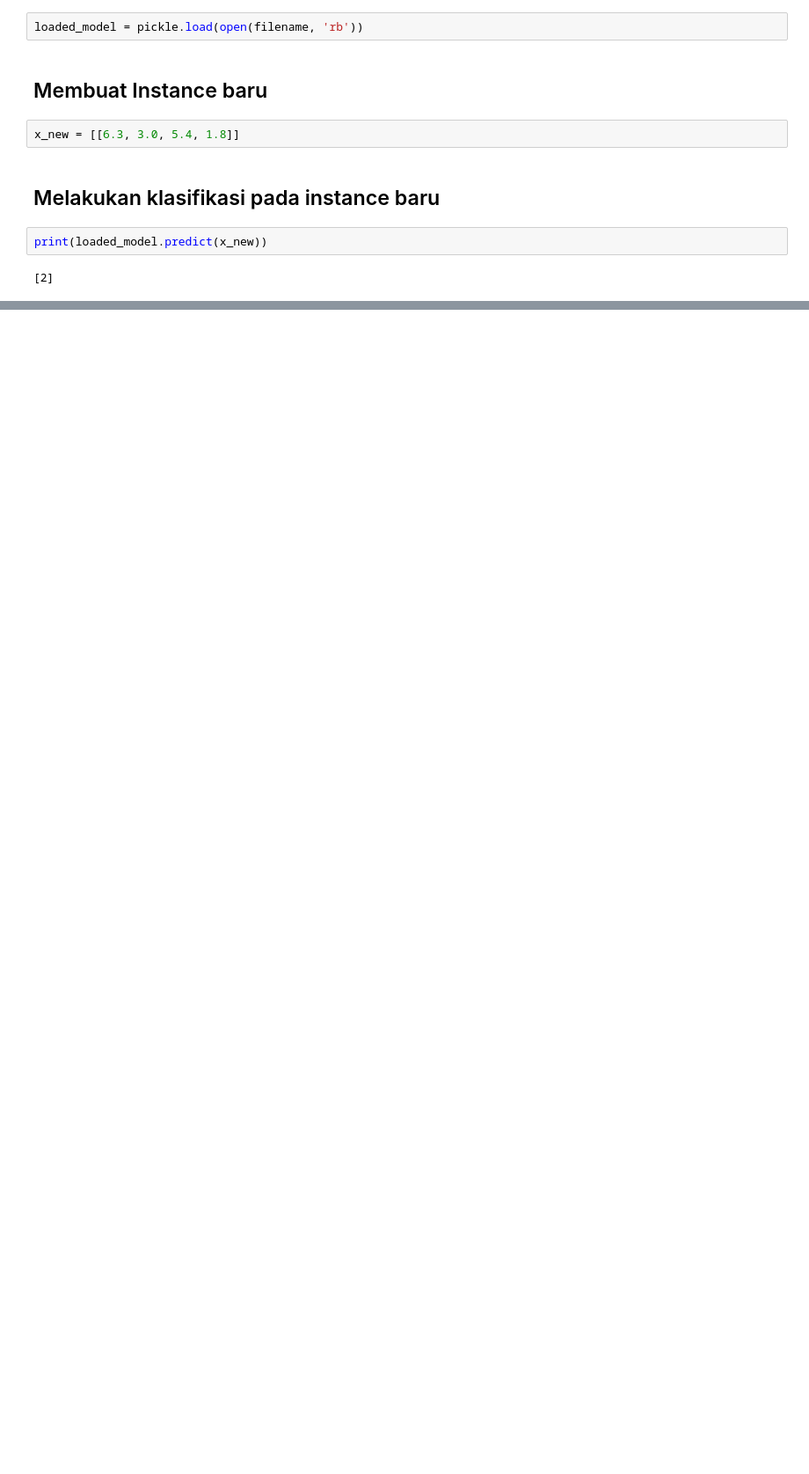
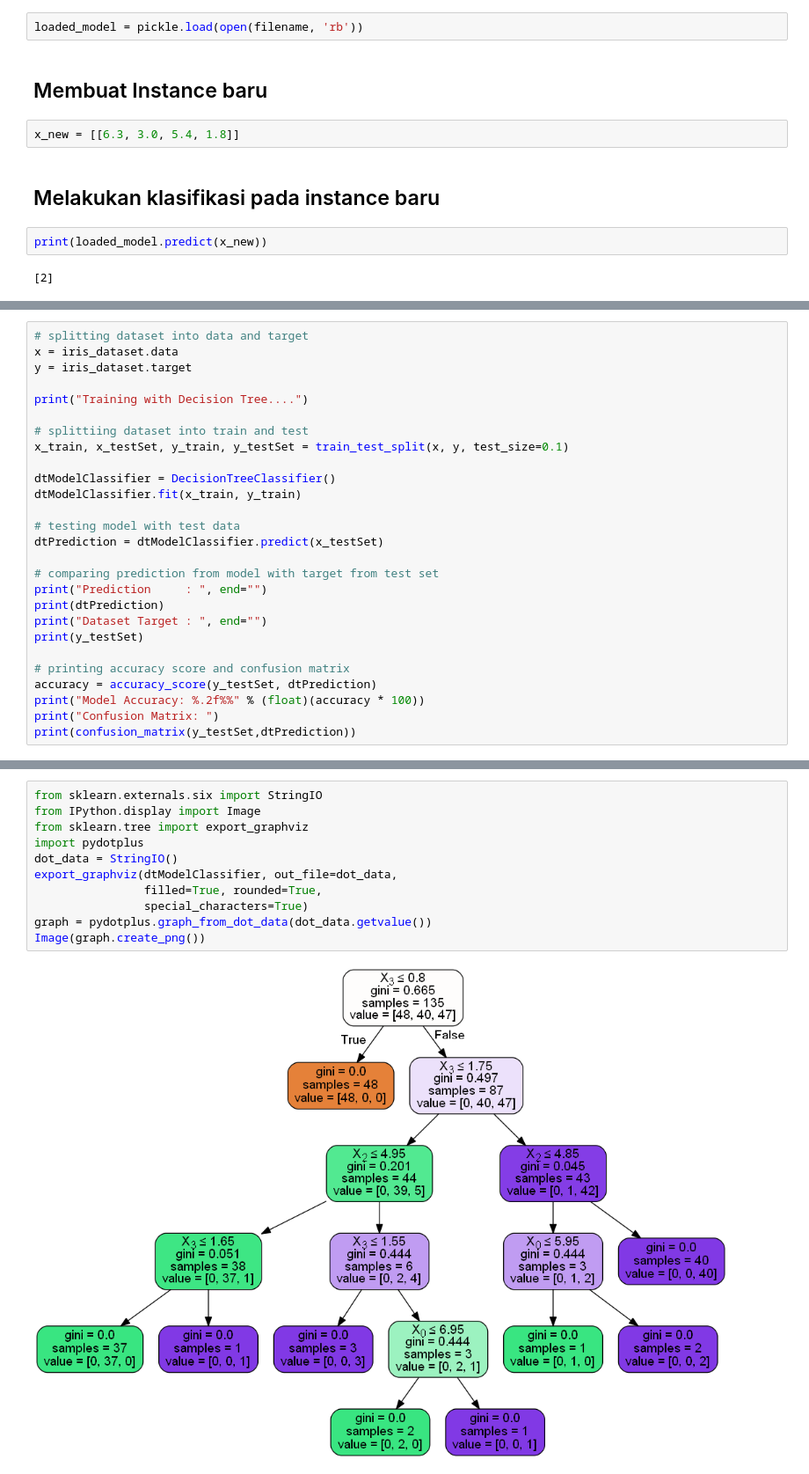
Before and after one commit to KadekYuda/TugasKecilAI2, a Jupyter notebook: MachineLearning.ipynb, the cells around one changed output, grey strips where cells are left out. Shown at 88% size. Cells and saved outputs as stored; diff of their text form; blank space fills up the shorter version.

Commit message:
Added Decision Tree part and model graph

```diff
--- a/MachineLearning.ipynb
+++ b/MachineLearning.ipynb
@@ -215,0 +260,27 @@ print(loaded_model.predict(x_new))
+# %%
+# splitting dataset into data and target
+x = iris_dataset.data
+y = iris_dataset.target
+
+print("Training with Decision Tree....")
+
+# splittiing dataset into train and test
+x_train, x_testSet, y_train, y_testSet = train_test_split(x, y, test_size=0.1)
+
+dtModelClassifier = DecisionTreeClassifier()
+dtModelClassifier.fit(x_train, y_train)
+
+# testing model with test data
+dtPrediction = dtModelClassifier.predict(x_testSet)
+
+# comparing prediction from model with target from test set
+print("Prediction     : ", end="")
+print(dtPrediction)
+print("Dataset Target : ", end="")
+print(y_testSet)
+
+# printing accuracy score and confusion matrix
+accuracy = accuracy_score(y_testSet, dtPrediction)
+print("Model Accuracy: %.2f%%" % (float)(accuracy * 100))
+print("Confusion Matrix: ")
+print(confusion_matrix(y_testSet,dtPrediction))
@@ -215,0 +332,13 @@ print(loaded_model.predict(x_new))
+# %%
+from sklearn.externals.six import StringIO
+from IPython.display import Image
+from sklearn.tree import export_graphviz
+import pydotplus
+dot_data = StringIO()
+export_graphviz(dtModelClassifier, out_file=dot_data,
+                filled=True, rounded=True,
+                special_characters=True)
+graph = pydotplus.graph_from_dot_data(dot_data.getvalue())
+Image(graph.create_png())
+# %% [output]
+[figure, added]
```
Also changed, not shown: parts of 17 cells of this notebook.
